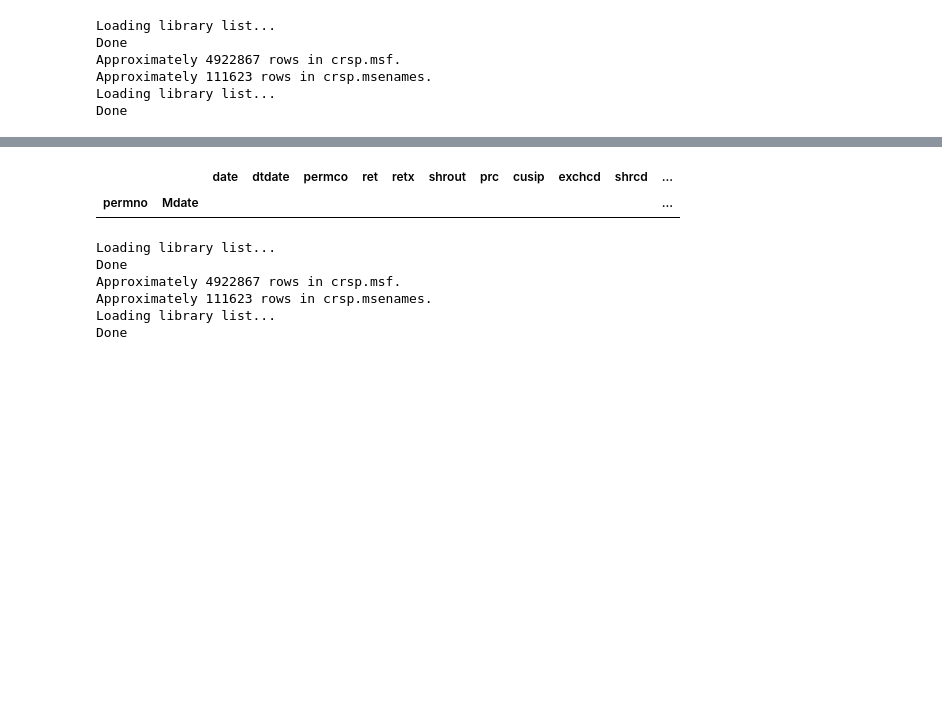
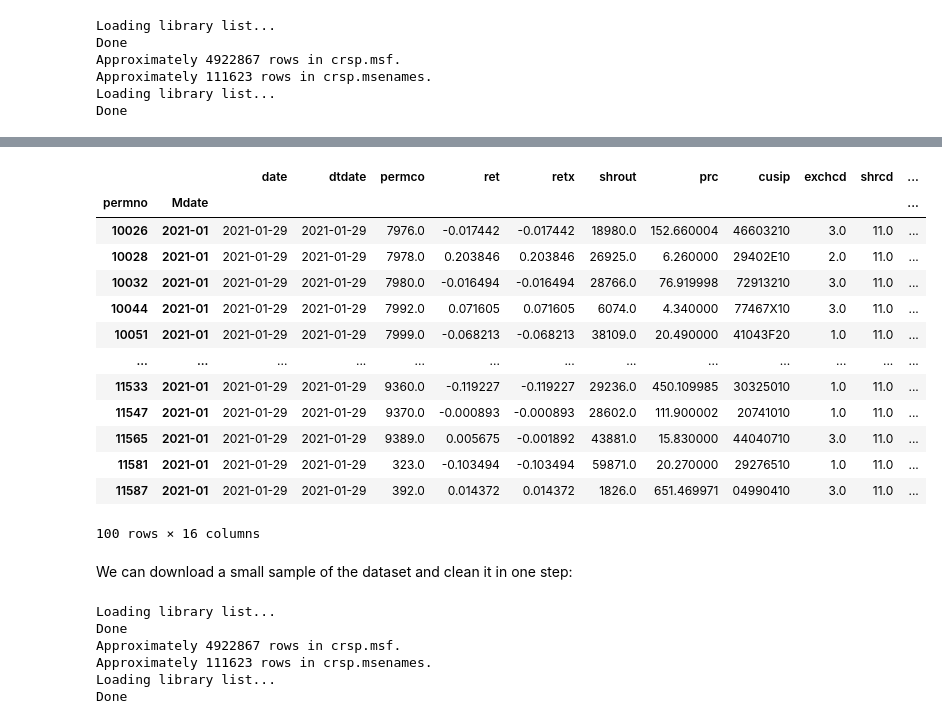
Before and after one commit to ionmihai/finsets, a Jupyter notebook: nbs/01_wrds/01_crspm.ipynb, the cells around one changed output, grey strips where cells are left out. Cells and saved outputs as stored; diff of their text form; code cells hidden in the pictures; blank space fills up the shorter version.

```diff
--- a/nbs/01_wrds/01_crspm.ipynb
+++ b/nbs/01_wrds/01_crspm.ipynb
@@ -138,12 +141,16 @@ def parse_varlist(vars: List[str]=None,
     if vars is None: vars = default_raw_vars()
     vars = ['permno','permco','date','exchcd'] + [x for x in vars if x not in ['permno','permco','date','exchcd']]
 
-    with wrds_api.Connection(wrds_username = wrds_username) as db:
+    try:
+        db = wrds_api.Connection(wrds_username = wrds_username)
         all_msf_vars = list(db.describe_table('crsp','msf').name)
         all_mse_vars = list(db.describe_table('crsp','msenames').name)
         my_msf_vars = [f'a.{x}' for x in vars if x in all_msf_vars]
         my_mse_vars = [f'b.{x}' for x in vars if (x in all_mse_vars) and (x not in all_msf_vars)]
         varlist_string = ','.join(my_msf_vars + my_mse_vars)
+    finally:
+        db.close()
+
     return varlist_string
 # %%
 #| export
@@ -165,6 +172,7 @@ def delist_adj_ret(df: pd.DataFrame, # Requires `ret`,`exchcd`, ` `dlret`, and `
 # %%
 #| export
 def download(vars: List[str]=None, # If None, downloads `default_raw_vars`; `permno`, `permco`, `date`, and 'exchcd' are added by default
+             obs_limit: int=None,  #Number of rows to download. If None, full dataset will be downloaded
              wrds_username: str=None,       #If None, looks for WRDS_USERNAME with `os.getenv`, then prompts you if needed
              start_date: str="01/01/1900",  # Start date in MM/DD/YYYY format
              end_date: str=None,            # End date in MM/DD/YYYY format; if None, defaults to current date
@@ -175,6 +183,7 @@ def download(vars: List[str]=None, # If None, downloads `default_raw_vars`; `per
         Creates `ret_adj` for delisting based on Shumway and Warther (1999) and Johnson and Zhao (2007)"""
 
     varlist_string = parse_varlist(vars, wrds_username)
+    limit_clause = f"LIMIT {obs_limit}" if obs_limit is not None else ""
     sql_string = f"""SELECT {varlist_string},  c.dlstcd, c.dlret
                         FROM crsp.msf AS a
                         LEFT JOIN crsp.msenames AS b
@@ -182,6 +191,7 @@ def download(vars: List[str]=None, # If None, downloads `default_raw_vars`; `per
                         LEFT JOIN crsp.msedelist as c
                             ON a.permno=c.permno AND date_trunc('month', a.date) = date_trunc('month', c.dlstdt)
                             WHERE a.date BETWEEN '{start_date}' AND COALESCE(%(end)s, CURRENT_DATE)
+                    {limit_clause}
                 """
     df = wrds_api.download(sql_string, wrds_username=wrds_username, params={'end':end_date})
     if add_delist_adj_ret: df = delist_adj_ret(df, adj_ret_var)
@@ -189,7 +199,7 @@ def download(vars: List[str]=None, # If None, downloads `default_raw_vars`; `per
     return df
 # %%
 #| eval: false
-raw = download(start_date='01/01/2021')
+raw = download(start_date='01/01/2021', obs_limit=100)
 # %% [output]
 Loading library list...
 Done
@@ -206,6 +228,7 @@ raw.head(0)
 #| export
 def clean(df: pd.DataFrame=None,        # If None, downloads `vars` using `download` function; else, must contain `permno` and `date` columns
           vars: List[str]=None,         # If None, downloads `default_raw_vars`
+          obs_limit: int=None, #Number of rows to download. If None, full dataset will be downloaded
           wrds_username: str=None,      # If None, looks for WRDS_USERNAME with `os.getenv`, then prompts you if needed
           start_date: str="01/01/1900", # Start date in MM/DD/YYYY format
           end_date: str=None,           # End date. Default is current date
@@ -213,7 +236,7 @@ def clean(df: pd.DataFrame=None,        # If None, downloads `vars` using `downl
           ) -> pd.DataFrame:
     """Applies `pandasmore.setup_panel` to `df`. If `df` is None, downloads `vars` using `download` function."""
 
-    if df is None: df = download(vars=vars, wrds_username=wrds_username, start_date=start_date, end_date=end_date)
+    if df is None: df = download(vars=vars, obs_limit=obs_limit, wrds_username=wrds_username, start_date=start_date, end_date=end_date)
     df = pdm.setup_panel(df, panel_ids='permno', time_var='date', freq='M', **clean_kwargs)
     return df
 # %%
@@ -221,9 +244,23 @@ def clean(df: pd.DataFrame=None,        # If None, downloads `vars` using `downl
 df = clean(df=raw)
 # %%
 #| eval: false
-df.head(0)
+df
 # %% [output]
 |  |  | date | dtdate | permco | ret | retx | shrout | prc | cusip | exchcd | shrcd | ... |
 | permno | Mdate |  |  |  |  |  |  |  |  |  |  | ... |
+| 10026 | 2021-01 | 2021-01-29 | 2021-01-29 | 7976.0 | -0.017442 | -0.017442 | 18980.0 | 152.660004 | 46603210 | 3.0 | 11.0 | ... |
+| 10028 | 2021-01 | 2021-01-29 | 2021-01-29 | 7978.0 | 0.203846 | 0.203846 | 26925.0 | 6.260000 | 29402E10 | 2.0 | 11.0 | ... |
+| 10032 | 2021-01 | 2021-01-29 | 2021-01-29 | 7980.0 | -0.016494 | -0.016494 | 28766.0 | 76.919998 | 72913210 | 3.0 | 11.0 | ... |
+| 10044 | 2021-01 | 2021-01-29 | 2021-01-29 | 7992.0 | 0.071605 | 0.071605 | 6074.0 | 4.340000 | 77467X10 | 3.0 | 11.0 | ... |
+| 10051 | 2021-01 | 2021-01-29 | 2021-01-29 | 7999.0 | -0.068213 | -0.068213 | 38109.0 | 20.490000 | 41043F20 | 1.0 | 11.0 | ... |
+| ... | ... | ... | ... | ... | ... | ... | ... | ... | ... | ... | ... | ... |
+| 11533 | 2021-01 | 2021-01-29 | 2021-01-29 | 9360.0 | -0.119227 | -0.119227 | 29236.0 | 450.109985 | 30325010 | 1.0 | 11.0 | ... |
+| 11547 | 2021-01 | 2021-01-29 | 2021-01-29 | 9370.0 | -0.000893 | -0.000893 | 28602.0 | 111.900002 | 20741010 | 1.0 | 11.0 | ... |
+| 11565 | 2021-01 | 2021-01-29 | 2021-01-29 | 9389.0 | 0.005675 | -0.001892 | 43881.0 | 15.830000 | 44040710 | 3.0 | 11.0 | ... |
+| 11581 | 2021-01 | 2021-01-29 | 2021-01-29 | 323.0 | -0.103494 | -0.103494 | 59871.0 | 20.270000 | 29276510 | 1.0 | 11.0 | ... |
+| 11587 | 2021-01 | 2021-01-29 | 2021-01-29 | 392.0 | 0.014372 | 0.014372 | 1826.0 | 651.469971 | 04990410 | 3.0 | 11.0 | ... |
+100 rows × 16 columns
+# %% [markdown]
+We can download a small sample of the dataset and clean it in one step:
 # %%
 #| eval: false
```
Also changed, not shown: parts of 3 cells of this notebook, 6 other files.
